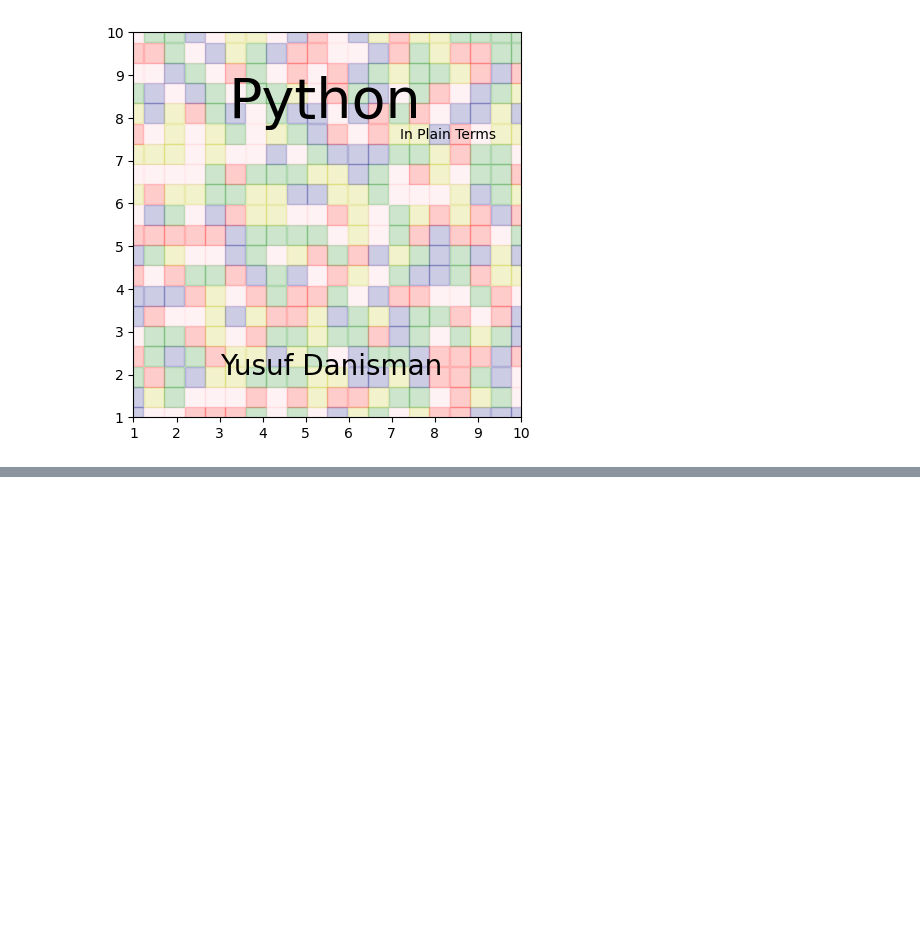
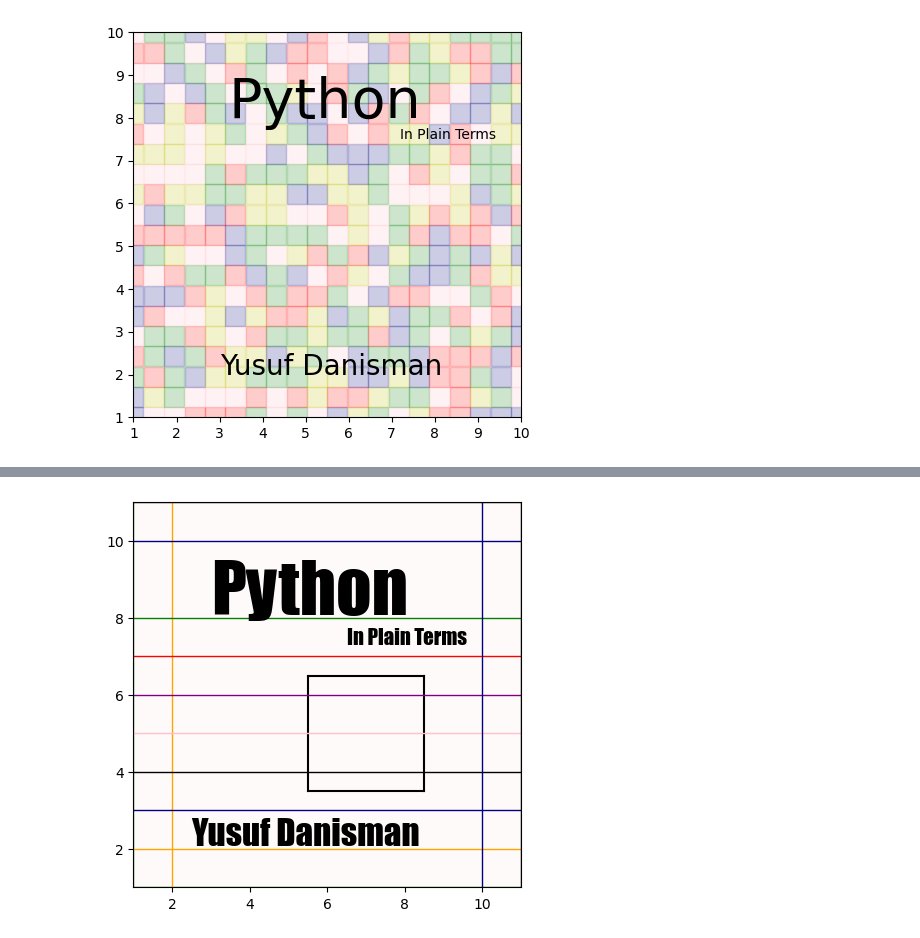
Before and after one commit to datasmp/datasmp.github.io, a Jupyter notebook: _sources/title_gen.ipynb, the cells around one changed output, grey strips where cells are left out. Cells and saved outputs as stored; diff of their text form; code cells hidden in the pictures; blank space fills up the shorter version.

```diff
--- a/_sources/title_gen.ipynb
+++ b/_sources/title_gen.ipynb
@@ -93,0 +153,29 @@ plt.ylim(1,10);
+# %%
+plt.figure(figsize=(5,5))
+colors = ['r', 'g', 'orange', 'navy', 'k', 'pink', 'purple']
+
+random.seed(0)
+
+plt.plot([0,11],[5.2,5.2], linewidth=1000, c='snow', alpha=1)
+
+
+plt.plot([5.5,5.5],[3.5,6.5], c='k')
+plt.plot([8.5,8.5],[3.5,6.5], c='k')
+plt.plot([5.5,8.5],[6.5,6.5], c='k')
+plt.plot([5.5,8.5],[3.5,3.5], c='k')
+
+for i in range(30):
+    if (not 8<i<9.5) and (not 82<i<2.8):
+        plt.plot([0,11], [i,i], c=colors[i%len(colors)], alpha=1,linewidth=1)
+
+    if (not 2.5<i<9.5):
+        plt.plot([i,i], [0,11], c=colors[i%len(colors)], alpha=1,linewidth=1)
+
+
+plt.text(3, 8.1, 'Python', size=50, family='fantasy')
+plt.text(6.5, 7.3, 'In Plain Terms', size=15, family='fantasy')
+plt.text(2.5, 2.1, 'Yusuf Danisman', size=25, family='fantasy')
+plt.xlim(1,11)
+plt.ylim(1,11);
+# %% [output]
+[figure, added]
```
Also changed, not shown: parts of 8 cells of this notebook, 30 other files.
